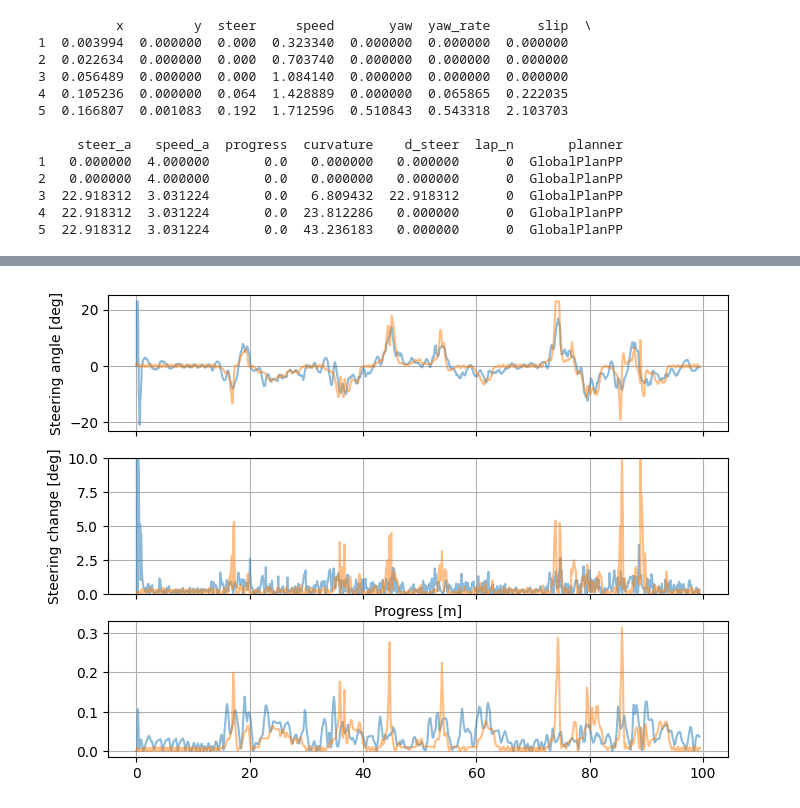
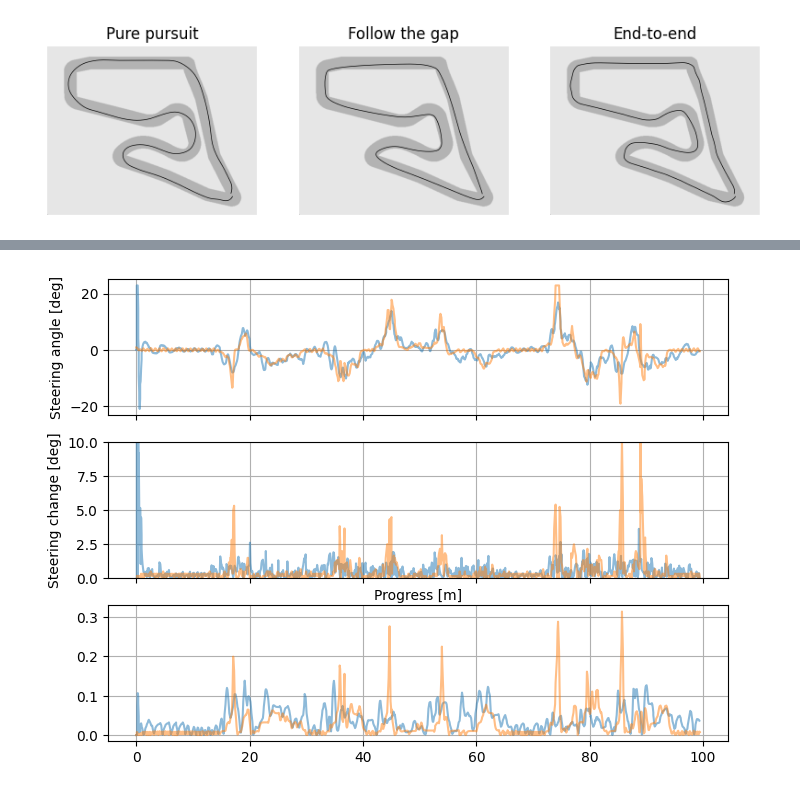
Before and after one commit to BDEvan5/f1tenth_benchmarks, a Jupyter notebook: Notebooks/benchmark_results.ipynb, the cells around one changed output, grey strips where cells are left out. Drawn from its saved outputs; the diff is of its cells as text; code cells hidden in the pictures.

Commit message:
Generated SAC results and plots

```diff
--- a/Notebooks/benchmark_results.ipynb
+++ b/Notebooks/benchmark_results.ipynb
@@ -58,40 +93,20 @@ Pure pursuit    18.664  39.216  33.92  30.552
-# %%
-map_name = "esp"
-n_laps = 5
-
-lap_dfs = []
-for i in range(len(planners)):
-    dfs = []
-    for lap_n in range(n_laps):
-        data = np.load(f"../Logs/{planners[i]}/RawData_{test_ids[i]}/SimLog_{map_name}_{lap_n}.npy")[1:, :] #remove first repeated entry
-        df = pd.DataFrame(data, columns=["x", "y", "steer", "speed", "yaw", "yaw_rate", "slip", "steer_a", "speed_a", "progress"])
-        df.steer_a = df.steer_a * 180 / np.pi
-        df.yaw = df.yaw * 180 / np.pi
-        df.slip = df.slip.abs() * 180 / np.pi
-
-        el_lengths = np.linalg.norm(np.diff(data[:, :2], axis=0), axis=1)
-        psi, kappa = tph.calc_head_curv_num.calc_head_curv_num(data[:, :2], el_lengths, False)
-        df["curvature"] = kappa * 180 / np.pi
-        df["d_steer"] = df.steer_a.diff()
-        df["lap_n"] = lap_n
-        df["planner"] = planners[i]
-
-        lap_dfs.append(df)
-
-lap_df = pd.concat(lap_dfs)
-lap_df.dropna(inplace=True)
-print(lap_df.head())
-# %% [output]
-          x         y  steer     speed       yaw  yaw_rate      slip  \
-1  0.003994  0.000000  0.000  0.323340  0.000000  0.000000  0.000000
-2  0.022634  0.000000  0.000  0.703740  0.000000  0.000000  0.000000
-3  0.056489  0.000000  0.000  1.084140  0.000000  0.000000  0.000000
-4  0.105236  0.000000  0.064  1.428889  0.000000  0.065865  0.222035
-5  0.166807  0.001083  0.192  1.712596  0.510843  0.543318  2.103703
-
-     steer_a   speed_a  progress  curvature    d_steer  lap_n       planner
-1   0.000000  4.000000       0.0   0.000000   0.000000      0  GlobalPlanPP
-2   0.000000  4.000000       0.0   0.000000   0.000000      0  GlobalPlanPP
-3  22.918312  3.031224       0.0   6.809432  22.918312      0  GlobalPlanPP
-4  22.918312  3.031224       0.0  23.812286   0.000000      0  GlobalPlanPP
-5  22.918312  3.031224       0.0  43.236183   0.000000      0  GlobalPlanPP
+# %%
+plot_map = "aut"
+map_data = MapData(plot_map)
+
+fig, axs = plt.subplots(1, n_planners, figsize=(10, 2.5), sharey=True)
+for i in range(n_planners):
+    plt.sca(axs[i])
+    map_data.plot_map_img()
+
+    df = lap_df[lap_df["planner"] == planners[i]]
+    df = df[df["map_name"] == plot_map]
+    df = df[df['lap_n'] == 2]
+
+    xs, ys = map_data.xy2rc(df.x, df.y)
+    plt.plot(xs, ys, color="black", linewidth=0.5)
+
+    plt.axis('off')
+    plt.title(neat_planner_names[i])
+# %% [output]
+[figure, added]
```
Also changed, not shown: parts of 13 cells of this notebook, 8 other files.
